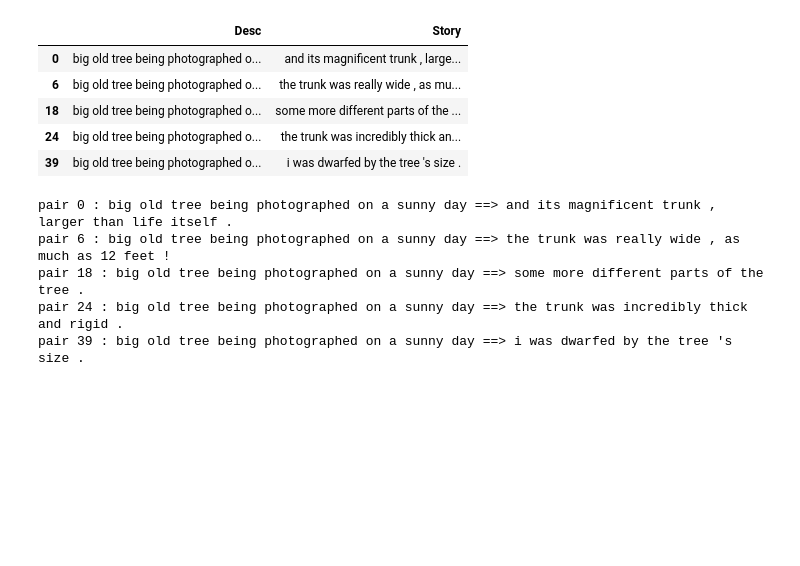
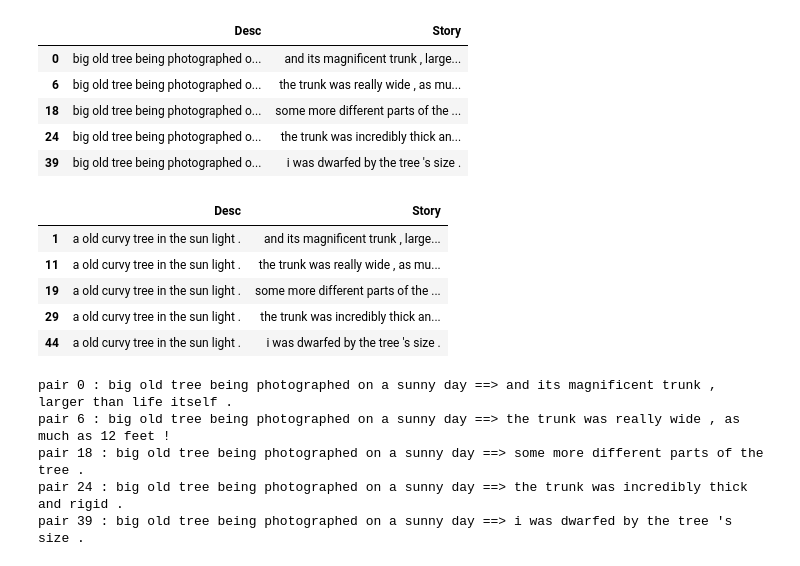
Before and after one commit to woodongk/story-blender, a Jupyter notebook: 2. Seq2Seq with attention - tensorflow.ipynb, the cells around one changed output. Cells and saved outputs as stored; diff of their text form; code cells hidden in the pictures; blank space fills up the shorter version.

```diff
--- a/2. Story Generation.ipynb
+++ b/2. Seq2Seq with attention - tensorflow.ipynb
@@ -40,16 +45,16 @@ import matplotlib.pyplot as plt
 # Load Data
 # %%
 # load
-with open('df_story_desc_final.pickle', 'rb') as f:
-    df_story_and_desc = pickle.load(f)
+with open('dataset/df_story_desc_final.pickle', 'rb') as f:
+    desc_story = pickle.load(f)
 
-print ("before: ", df_story_and_desc.shape)
-df_story_and_desc = df_story_and_desc[:30000]
+print ("before: ", desc_story.shape)
+desc_story = desc_story
 
-df_story_and_desc_id = df_story_and_desc['Story_Photo_id']
-df_story_and_desc_text = df_story_and_desc[['Desc', 'Story']]
+desc_story_id = desc_story['Story_Photo_id']
+desc_story_text = desc_story[['Desc', 'Story']]
 
-print ("after: ", df_story_and_desc_text.shape)
-df_story_and_desc_text.head(15)
+print ("after: ", desc_story_text.shape)
+desc_story_text.head(15)
 # %% [output]
 before:  (145116, 4)
@@ -81,4 +86,13 @@ df_story_and_desc_text[df_story_and_desc_text.Desc=='big old tree being photogra
 | 18 | big old tree being photographed o... | some more different parts of the ... |
 | 24 | big old tree being photographed o... | the trunk was incredibly thick an... |
 | 39 | big old tree being photographed o... | i was dwarfed by the tree 's size . |
+# %%
+desc_story_text[desc_story_text.Desc=='a old curvy tree in the sun light .']
+# %% [output]
+|  | Desc | Story |
+| 1 | a old curvy tree in the sun light . | and its magnificent trunk , large... |
+| 11 | a old curvy tree in the sun light . | the trunk was really wide , as mu... |
+| 19 | a old curvy tree in the sun light . | some more different parts of the ... |
+| 29 | a old curvy tree in the sun light . | the trunk was incredibly thick an... |
+| 44 | a old curvy tree in the sun light . | i was dwarfed by the tree 's size . |
 # %%
```
Also changed, not shown: parts of 51 cells of this notebook, 3 other files.
